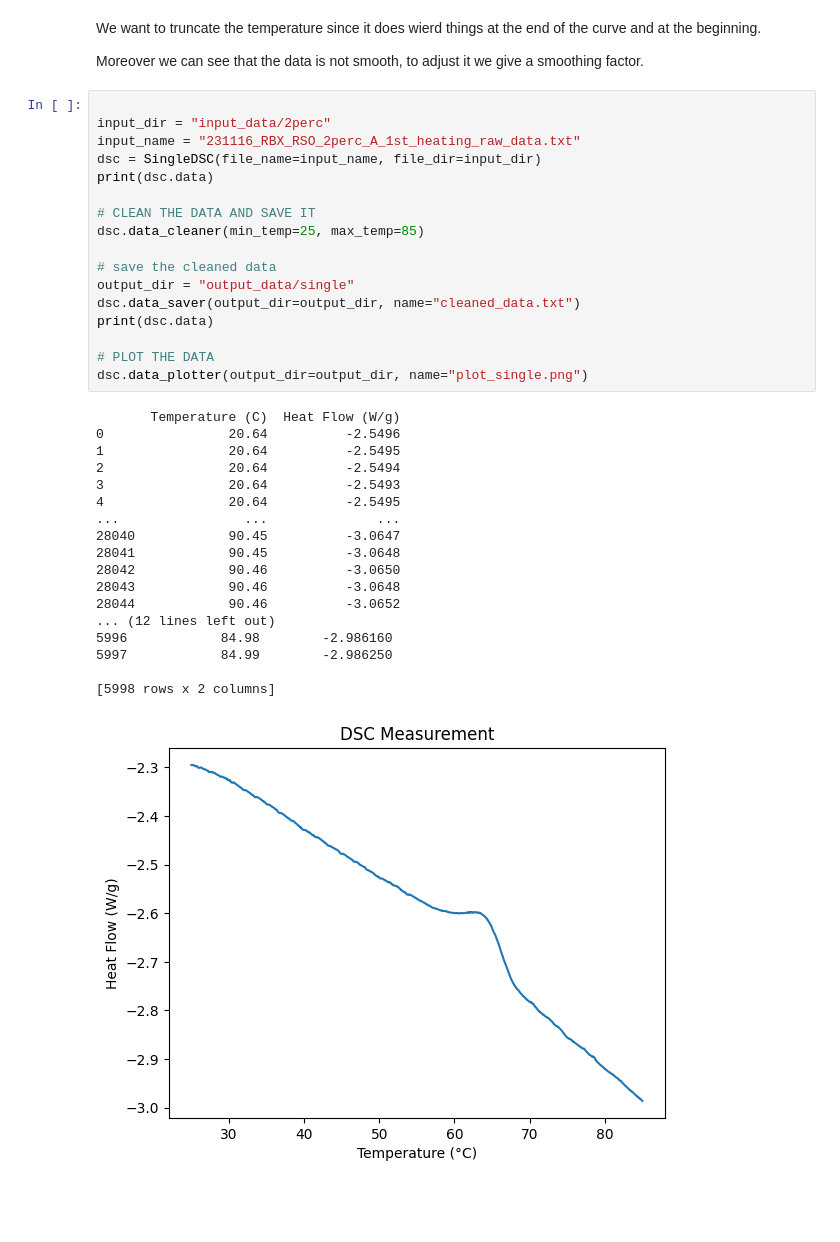
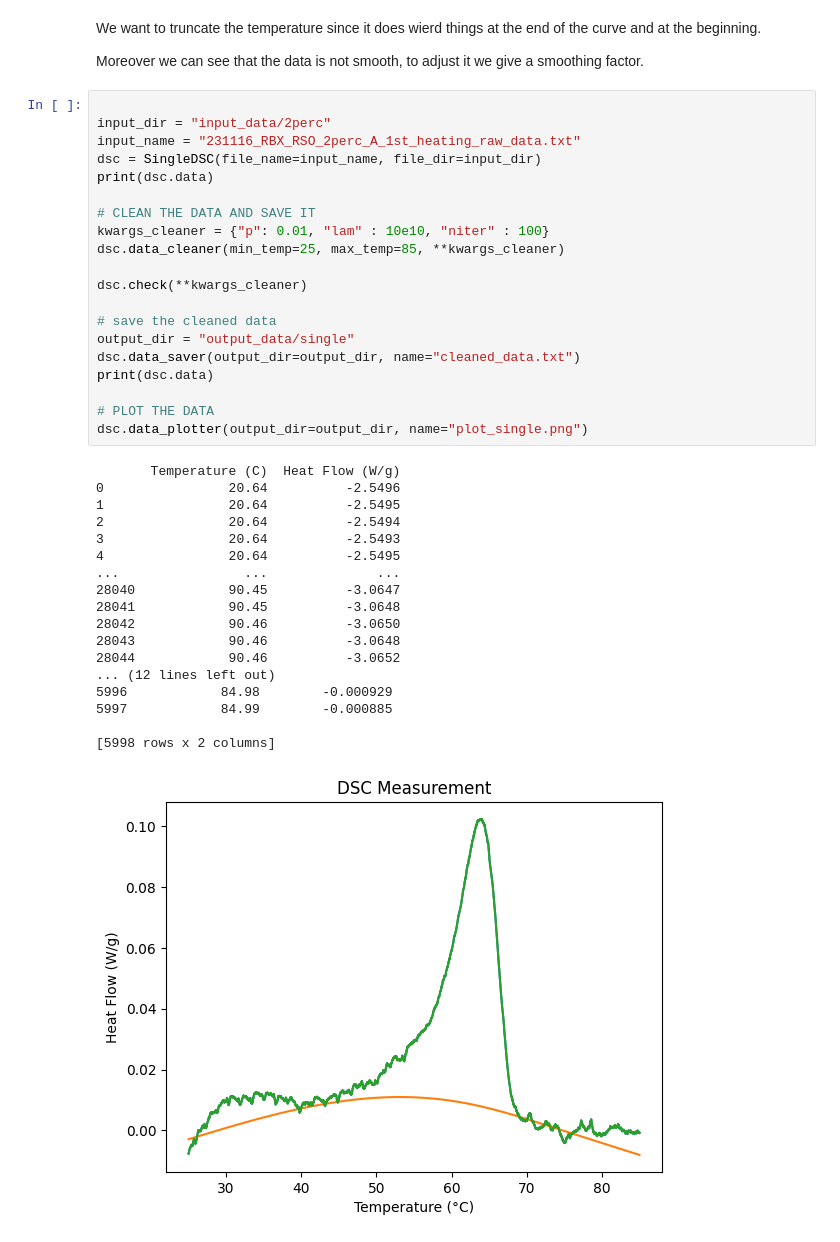
Before and after one commit to EdoardoBonetti/project_lab, a Jupyter notebook: example/example_dsc/presentation_dsc.ipynb, the cells around one changed output. Cells and saved outputs as stored; diff of their text form; blank space fills up the shorter version.

```diff
--- a/example/example_dsc/presentation_dsc.ipynb
+++ b/example/example_dsc/presentation_dsc.ipynb
@@ -39,34 +41,37 @@ Moreover we can see that the data is not smooth, to adjust it we give a smoothin
 input_dir = "input_data/2perc"
 input_name = "231116_RBX_RSO_2perc_A_1st_heating_raw_data.txt"
 dsc = SingleDSC(file_name=input_name, file_dir=input_dir)
 print(dsc.data)
 
 # CLEAN THE DATA AND SAVE IT
-dsc.data_cleaner(min_temp=25, max_temp=85)
+kwargs_cleaner = {"p": 0.01, "lam" : 10e10, "niter" : 100}
+dsc.data_cleaner(min_temp=25, max_temp=85, **kwargs_cleaner)
+
+dsc.check(**kwargs_cleaner)
 
 # save the cleaned data
 output_dir = "output_data/single"
 dsc.data_saver(output_dir=output_dir, name="cleaned_data.txt")
 print(dsc.data)
 
 # PLOT THE DATA
 dsc.data_plotter(output_dir=output_dir, name="plot_single.png")
 # %% [output]
        Temperature (C)  Heat Flow (W/g)
 0                20.64          -2.5496
 1                20.64          -2.5495
 2                20.64          -2.5494
 3                20.64          -2.5493
 4                20.64          -2.5495
 ...                ...              ...
 28040            90.45          -3.0647
 28041            90.45          -3.0648
 28042            90.46          -3.0650
 28043            90.46          -3.0648
 28044            90.46          -3.0652
 ... (12 lines left out)
-5996            84.98        -2.986160
-5997            84.99        -2.986250
+5996            84.98        -0.000929
+5997            84.99        -0.000885
 
 [5998 rows x 2 columns]
-[figure, old version]
+[figure, new version]
```
Also changed, not shown: parts of 1 cell of this notebook, 8 other files.
